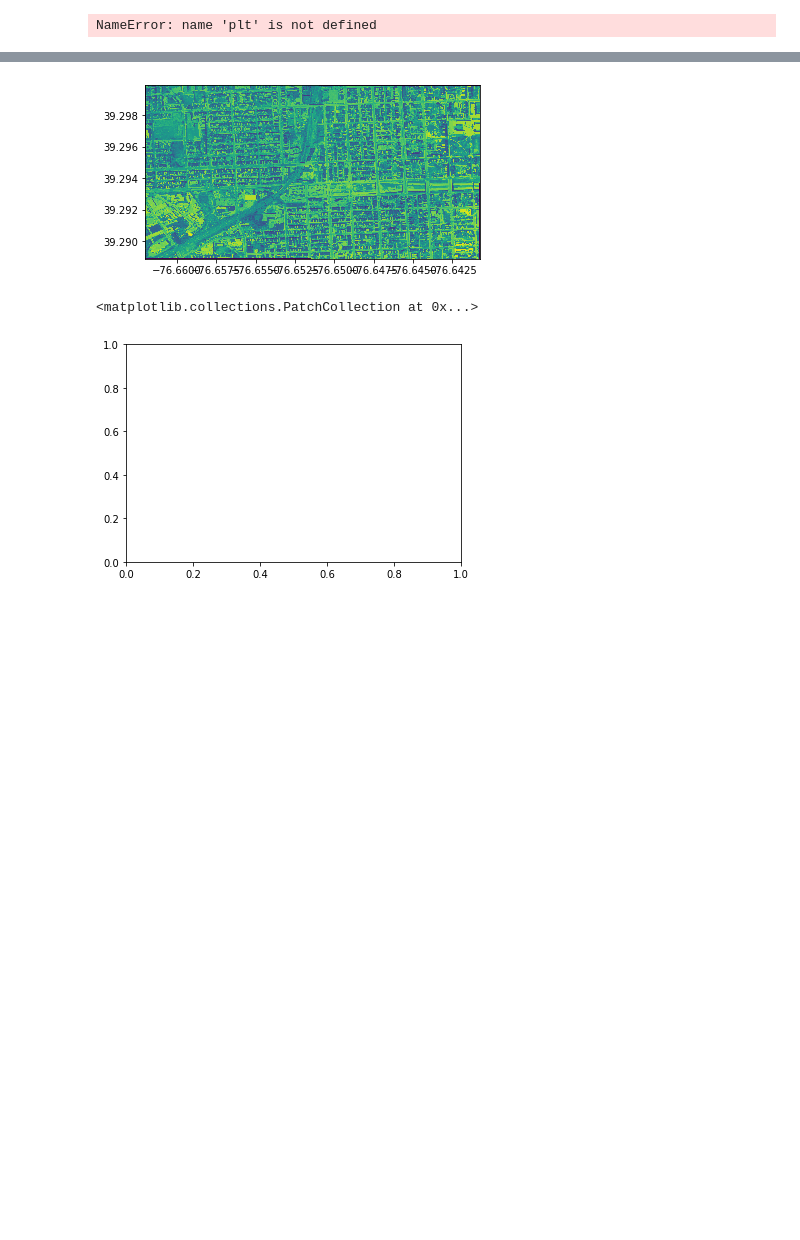
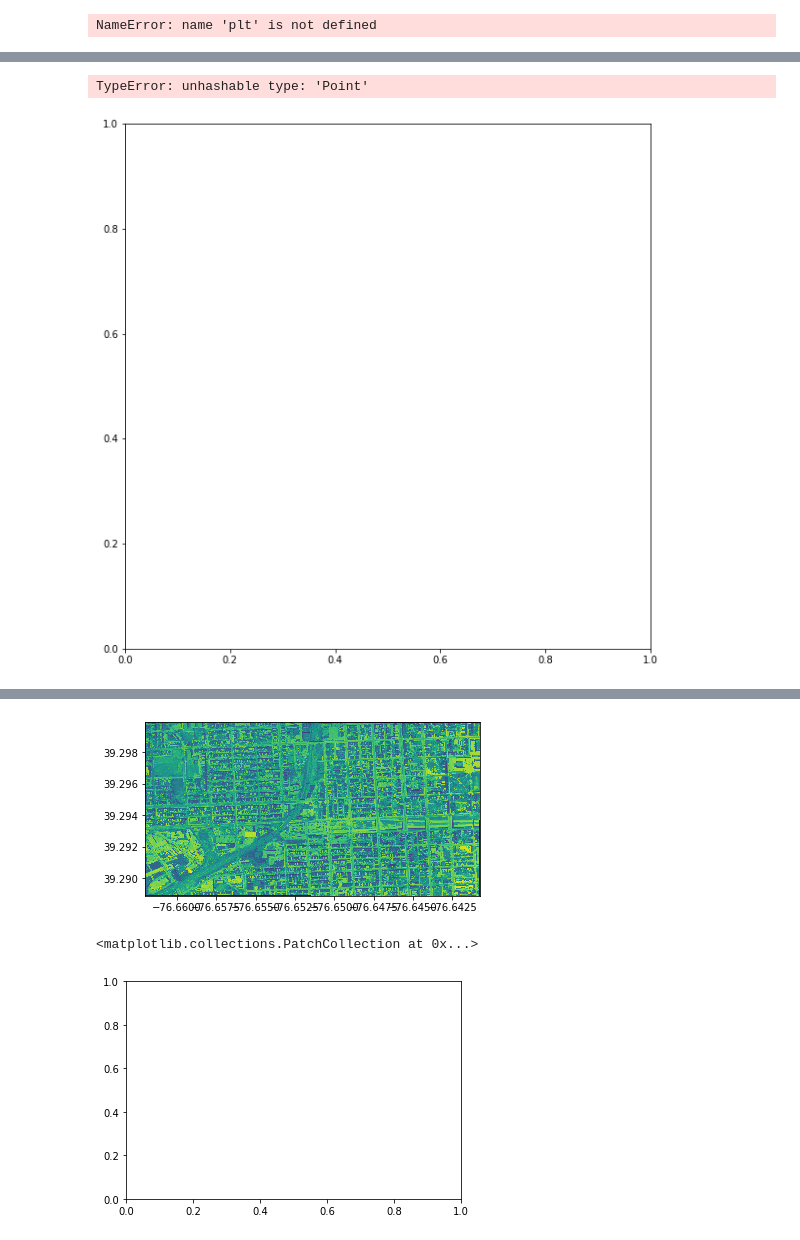
Before and after one commit to slpitz/bmoreStreamL, a Jupyter notebook: trainingWidgets.ipynb, the cells around one changed output, grey strips where cells are left out. Cells and saved outputs as stored; diff of their text form; code cells hidden in the pictures; blank space fills up the shorter version.

```diff
--- a/trainingWidgets.ipynb
+++ b/trainingWidgets.ipynb
@@ -233,0 +307,20 @@ NameError: name 'plt' is not defined
+# %%
+import matplotlib.pyplot as plt
+
+gdf = gpd.GeoDataFrame(sandTownShapefilesSubset,
+                       crs = sandTownShapefilesSubset.crs,
+                       geometry=sandTownShapefilesSubset.geometry)  #geodataframe from pandas dataframe
+
+
+#gdf.Prob[gdf.Prob < 0.2]= np.nan #set probability values <0.2 to nan for transparency
+
+fig, ax = plt.subplots(figsize=(10, 10))
+gdf.plot(column='geometry',ax=ax, alpha=0.5, legend=True)
+
+
+rst = rasterio.open("201402_baltimore_city_md_6in_sp_cnir/vol001/45098103wgs84.tif")
+red = rst.read(1)
+rst.plot.show(red, ax=ax)
+# %% [output]
+TypeError: unhashable type: 'Point'
+[figure, added]
```
Also changed, not shown: parts of 20 cells of this notebook.
